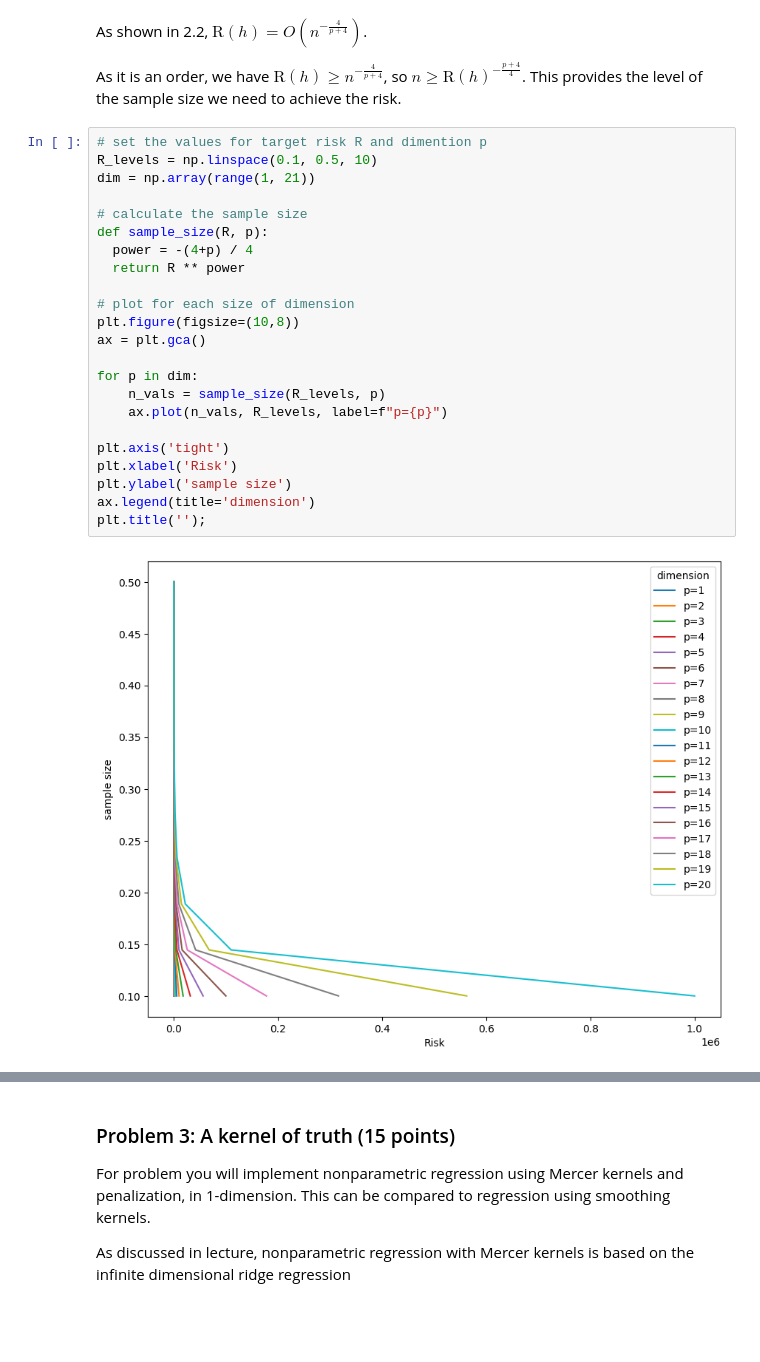
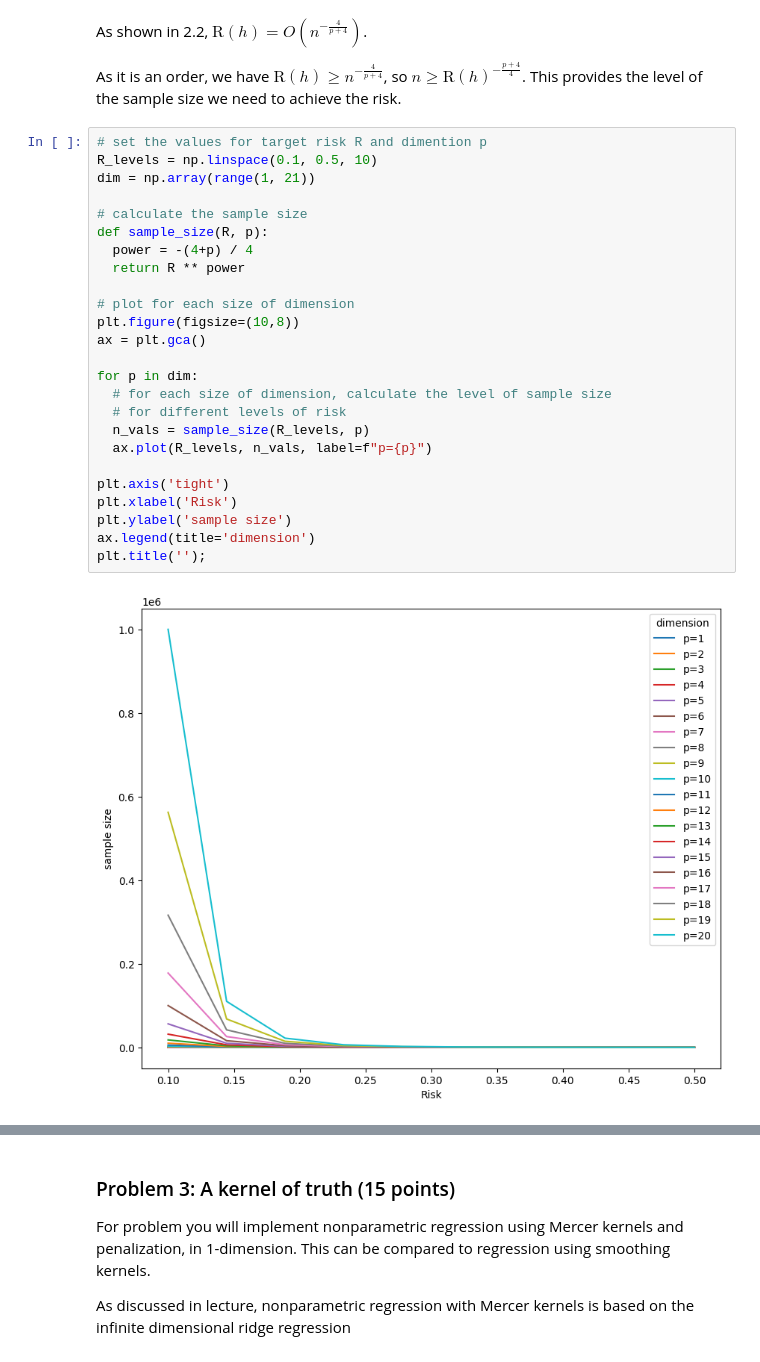
Before and after one commit to ks1722/sds665, a Jupyter notebook: assignments/assn1/assn1.ipynb, the cells around one changed output, grey strips where cells are left out. Saved outputs shown, nothing was run; the diff lists cells and outputs as text; blank space fills up the shorter version.

```diff
--- a/assignments/assn1/assn1.ipynb
+++ b/assignments/assn1/assn1.ipynb
@@ -137,25 +194,27 @@ As it is an order, we have $ \mbox{R}(h) \geq \displaystyle n^{-\frac{4}{p+4}}$,
 # %%
 # set the values for target risk R and dimention p
 R_levels = np.linspace(0.1, 0.5, 10)
 dim = np.array(range(1, 21))
 
 # calculate the sample size
 def sample_size(R, p):
   power = -(4+p) / 4
   return R ** power
 
 # plot for each size of dimension
 plt.figure(figsize=(10,8))
 ax = plt.gca()
 
 for p in dim:
-    n_vals = sample_size(R_levels, p)
-    ax.plot(n_vals, R_levels, label=f"p={p}")
+  # for each size of dimension, calculate the level of sample size
+  # for different levels of risk
+  n_vals = sample_size(R_levels, p)
+  ax.plot(R_levels, n_vals, label=f"p={p}")
 
 plt.axis('tight')
 plt.xlabel('Risk')
 plt.ylabel('sample size')
 ax.legend(title='dimension')
 plt.title('');
 # %% [output]
-[figure, old version]
+[figure, new version]
```
Also changed, not shown: parts of 4 cells of this notebook.
